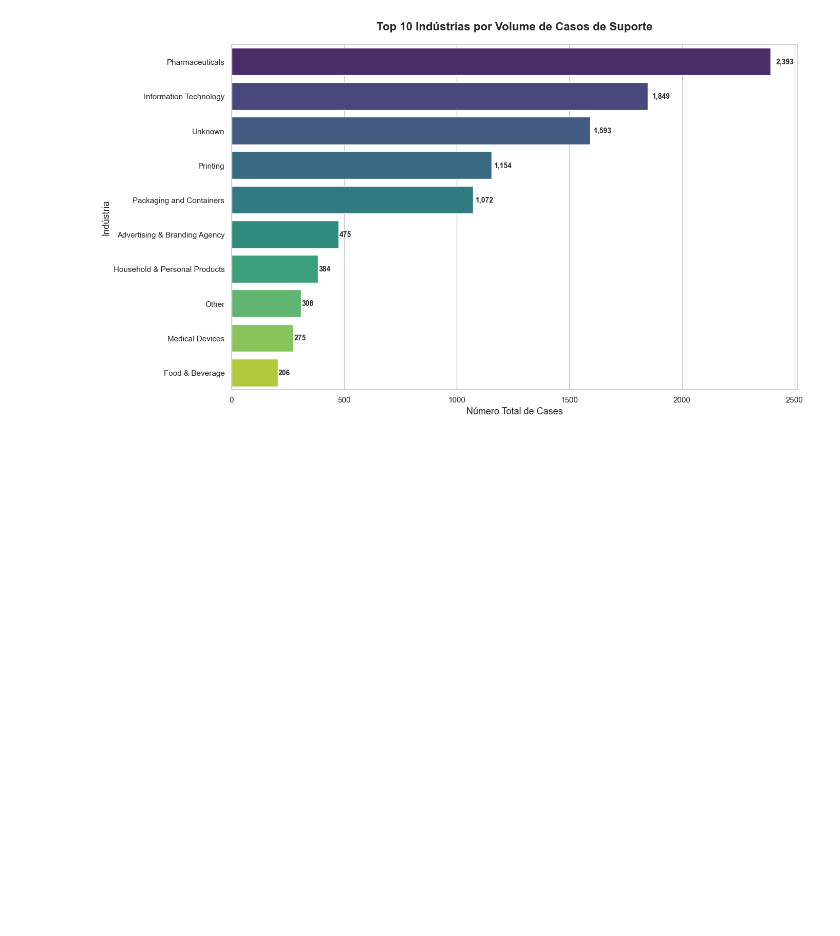
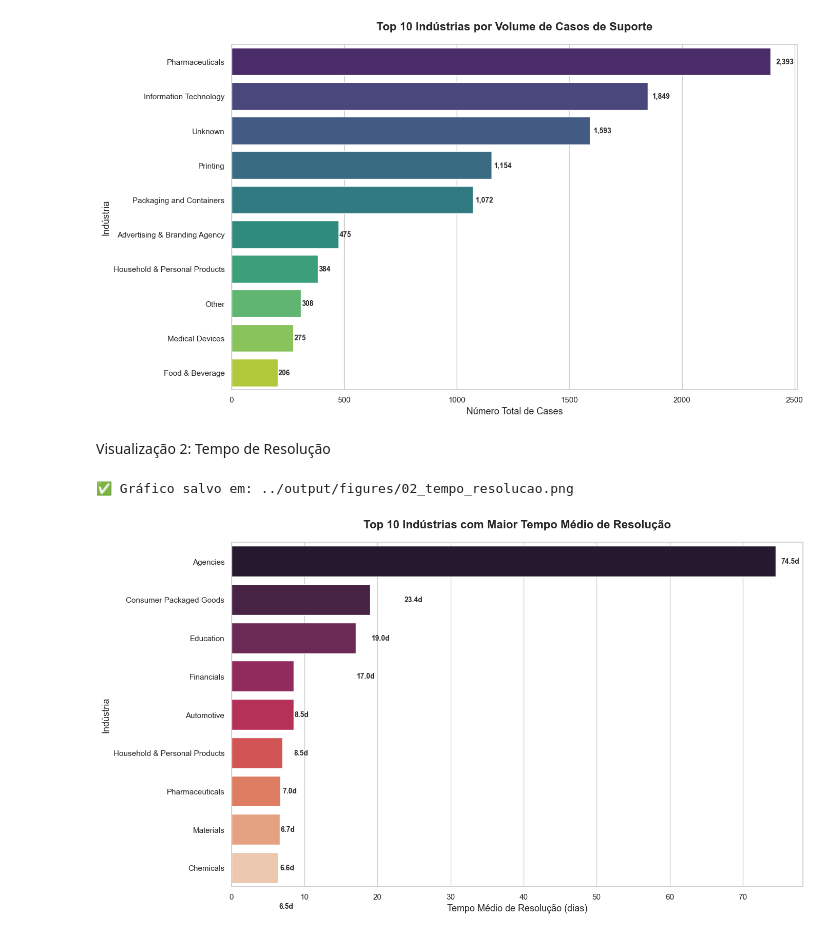
Before and after one commit to alex3ai/globalvision-challenge, a Jupyter notebook: notebooks/analysis_walkthrough.ipynb, the cells around one changed output. Saved outputs shown, nothing was run; the diff lists cells and outputs as text; code cells hidden in the pictures; blank space fills up the shorter version.

```diff
--- a/notebooks/analysis_walkthrough.ipynb
+++ b/notebooks/analysis_walkthrough.ipynb
@@ -522,3 +522,40 @@ plt.show()
 # %% [output]
 ✅ Gráfico salvo em: ../output/figures/01_volume_por_industria.png
 [figure]
+# %% [markdown]
+Visualização 2: Tempo de Resolução
+# %%
+# Célula 13: Gráfico de Barras Horizontal - Tempo de Resolução
+plt.figure(figsize=(14, 8))
+
+# Seleciona as 10 indústrias com maior tempo médio
+top_resolution = df_industry_metrics.nlargest(10, 'avg_resolution_days')
+
+# Plotagem ajustada (hue + legend=False para conformidade com Seaborn v0.13+)
+ax = sns.barplot(
+    data=top_resolution,
+    y='industry',
+    x='avg_resolution_days',
+    hue='industry',
+    palette='rocket',
+    legend=False
+)
+
+plt.title('Top 10 Indústrias com Maior Tempo Médio de Resolução',
+          fontsize=16, fontweight='bold', pad=20)
+plt.xlabel('Tempo Médio de Resolução (dias)', fontsize=13)
+plt.ylabel('Indústria', fontsize=13)
+
+# Adicionar valores nas barras com offset proporcional
+for i, v in enumerate(top_resolution['avg_resolution_days']):
+    # (v * 0.01) garante que o texto fique afastado proporcionalmente ao tamanho da barra
+    ax.text(v + (v * 0.01), i, f'{v:.1f}d', va='center', fontsize=10, fontweight='bold')
+
+plt.tight_layout()
+plt.savefig('../output/figures/02_tempo_resolucao.png', dpi=300, bbox_inches='tight')
+print("✅ Gráfico salvo em: ../output/figures/02_tempo_resolucao.png")
+
+plt.show()
+# %% [output]
+✅ Gráfico salvo em: ../output/figures/02_tempo_resolucao.png
+[figure, added]
```
Also changed, not shown: parts of 2 cells of this notebook, 1 other file.
